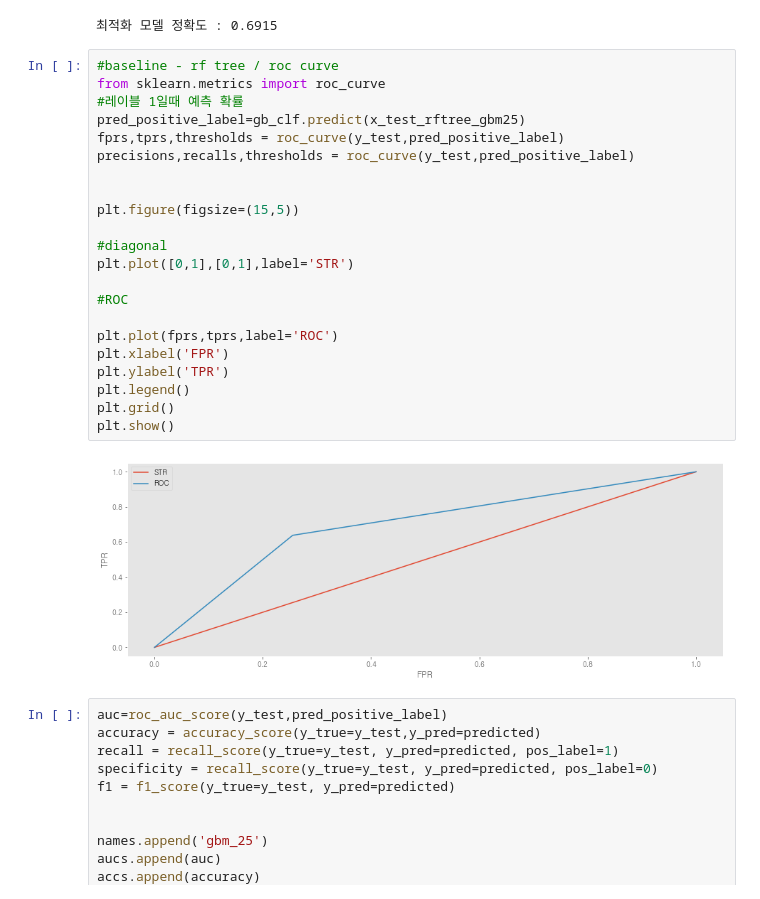
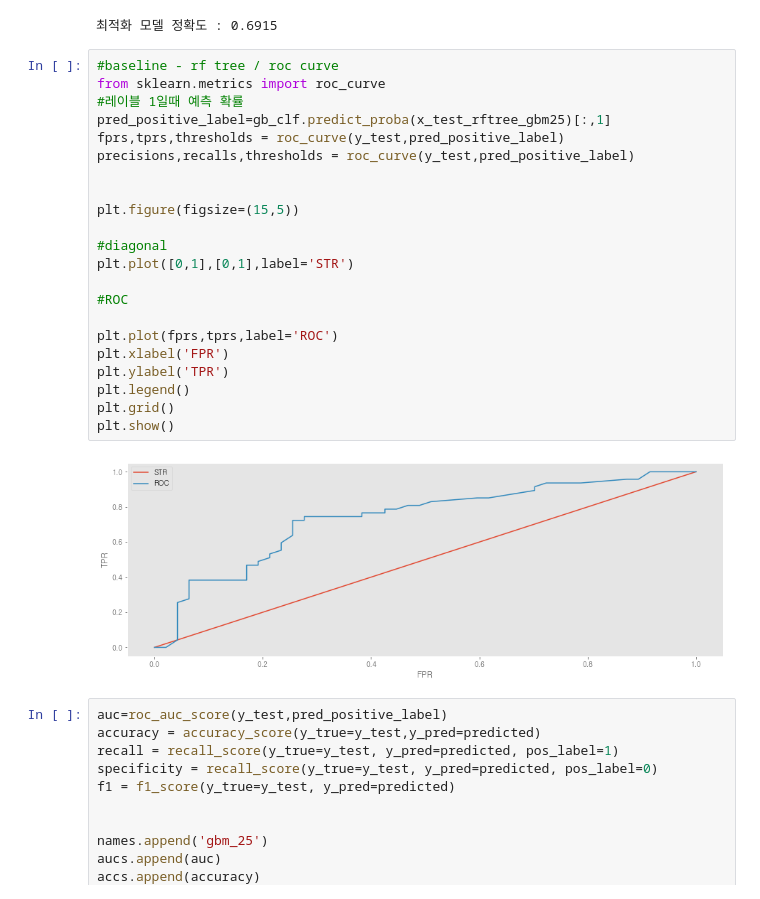
Before and after one commit to bub3690/22-1_multivariate, a Jupyter notebook: final_project/Classification-rftree-pre.ipynb, the cells around one changed output. Drawn from its saved outputs; the diff is of its cells as text.

```diff
--- a/final_project/Classification-rftree-pre.ipynb
+++ b/final_project/Classification-rftree-pre.ipynb
@@ -3079,27 +3203,27 @@ print(f"최적화 모델 정확도 : {gb_acc :.4f}")
 # %%
 #baseline - rf tree / roc curve
 from sklearn.metrics import roc_curve
 #레이블 1일때 예측 확률
-pred_positive_label=gb_clf.predict(x_test_rftree_gbm25)
+pred_positive_label=gb_clf.predict_proba(x_test_rftree_gbm25)[:,1]
 fprs,tprs,thresholds = roc_curve(y_test,pred_positive_label)
 precisions,recalls,thresholds = roc_curve(y_test,pred_positive_label)
 
 
 plt.figure(figsize=(15,5))
 
 #diagonal
 plt.plot([0,1],[0,1],label='STR')
 
 #ROC
 
 plt.plot(fprs,tprs,label='ROC')
 plt.xlabel('FPR')
 plt.ylabel('TPR')
 plt.legend()
 plt.grid()
 plt.show()
 # %% [output]
-[figure, old version]
+[figure, new version]
 # %%
 auc=roc_auc_score(y_test,pred_positive_label)
 accuracy = accuracy_score(y_true=y_test,y_pred=predicted)
```
Also changed, not shown: parts of 21 cells of this notebook, 1 other file.
